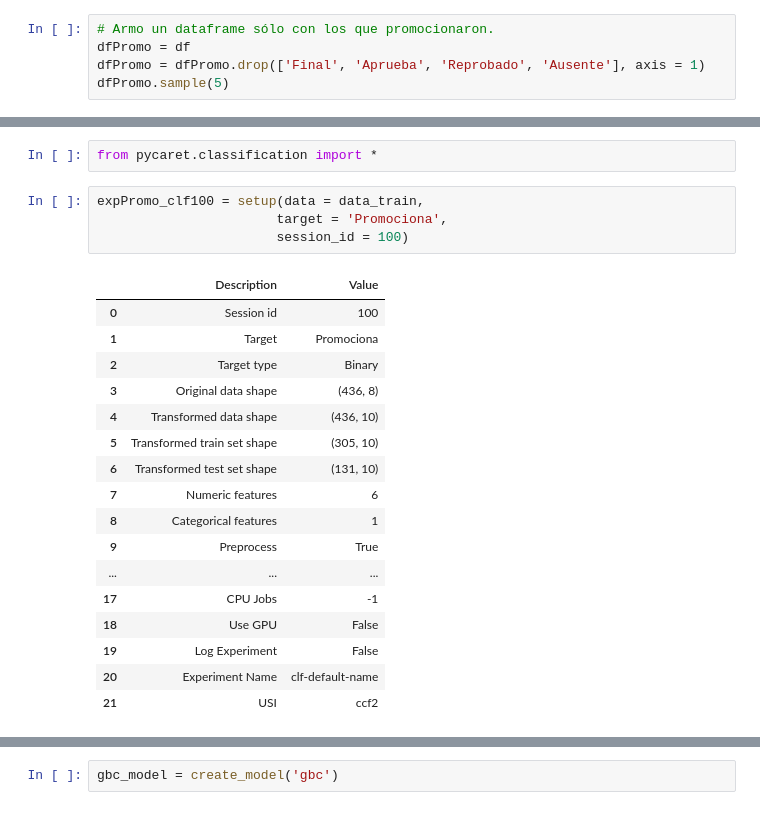
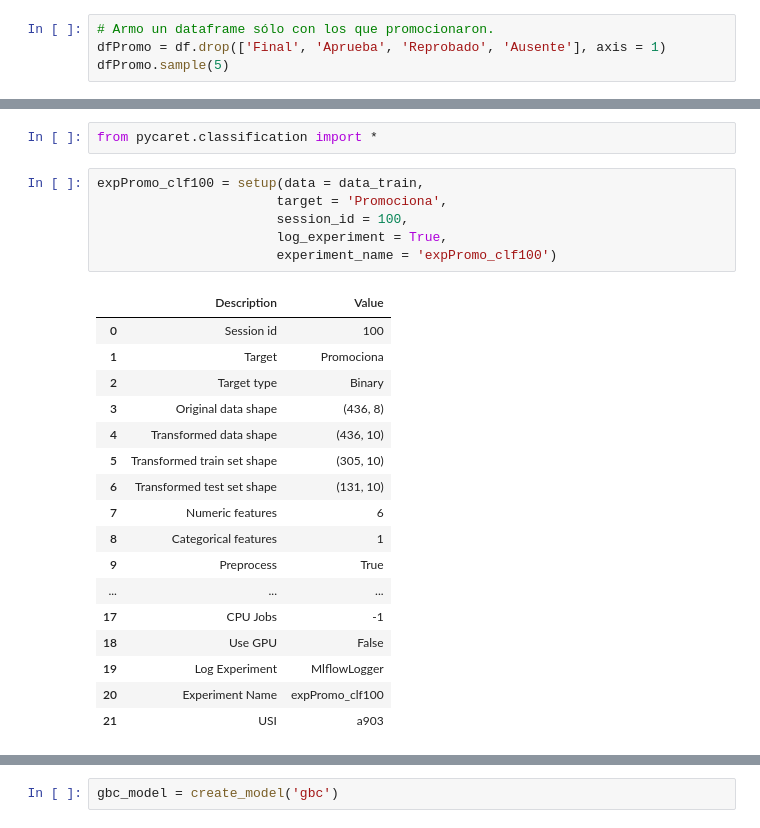
Before and after one commit to ZerpaNadia/Tp-AprendizajeAutomatico, a Jupyter notebook: TP17Nov.ipynb, the cells around one changed output, grey strips where cells are left out. Saved outputs shown, nothing was run; the diff lists cells and outputs as text.

```diff
--- a/TP17Nov.ipynb
+++ b/TP17Nov.ipynb
@@ -205,8 +203,7 @@ df.describe()
 #df.drop(columns, inplace=True, axis=1)
 # %%
 # Armo un dataframe sólo con los que promocionaron.
-dfPromo = df
-dfPromo = dfPromo.drop(['Final', 'Aprueba', 'Reprobado', 'Ausente'], axis = 1)
+dfPromo = df.drop(['Final', 'Aprueba', 'Reprobado', 'Ausente'], axis = 1)
 dfPromo.sample(5)
 # %% [output]
 |  | TPo1 | TPo2 | TPo3 | TPo4 | Quat | TPEntregados | PromedioTPs | Promociona |
@@ -254,25 +251,27 @@ from pycaret.classification import *
 # %%
 expPromo_clf100 = setup(data = data_train,
                        target = 'Promociona',
-                       session_id = 100)
+                       session_id = 100,
+                       log_experiment = True,
+                       experiment_name = 'expPromo_clf100')
 # %% [output]
 |  | Description | Value |
 | 0 | Session id | 100 |
 | 1 | Target | Promociona |
 | 2 | Target type | Binary |
 | 3 | Original data shape | (436, 8) |
 | 4 | Transformed data shape | (436, 10) |
 | 5 | Transformed train set shape | (305, 10) |
 | 6 | Transformed test set shape | (131, 10) |
 | 7 | Numeric features | 6 |
 | 8 | Categorical features | 1 |
 | 9 | Preprocess | True |
 | ... | ... | ... |
 | 17 | CPU Jobs | -1 |
 | 18 | Use GPU | False |
-| 19 | Log Experiment | False |
-| 20 | Experiment Name | clf-default-name |
-| 21 | USI | ccf2 |
+| 19 | Log Experiment | MlflowLogger |
+| 20 | Experiment Name | expPromo_clf100 |
+| 21 | USI | a903 |
 # %%
 models()
 # %% [output]
```
Also changed, not shown: parts of 29 cells of this notebook, 2 other files.
